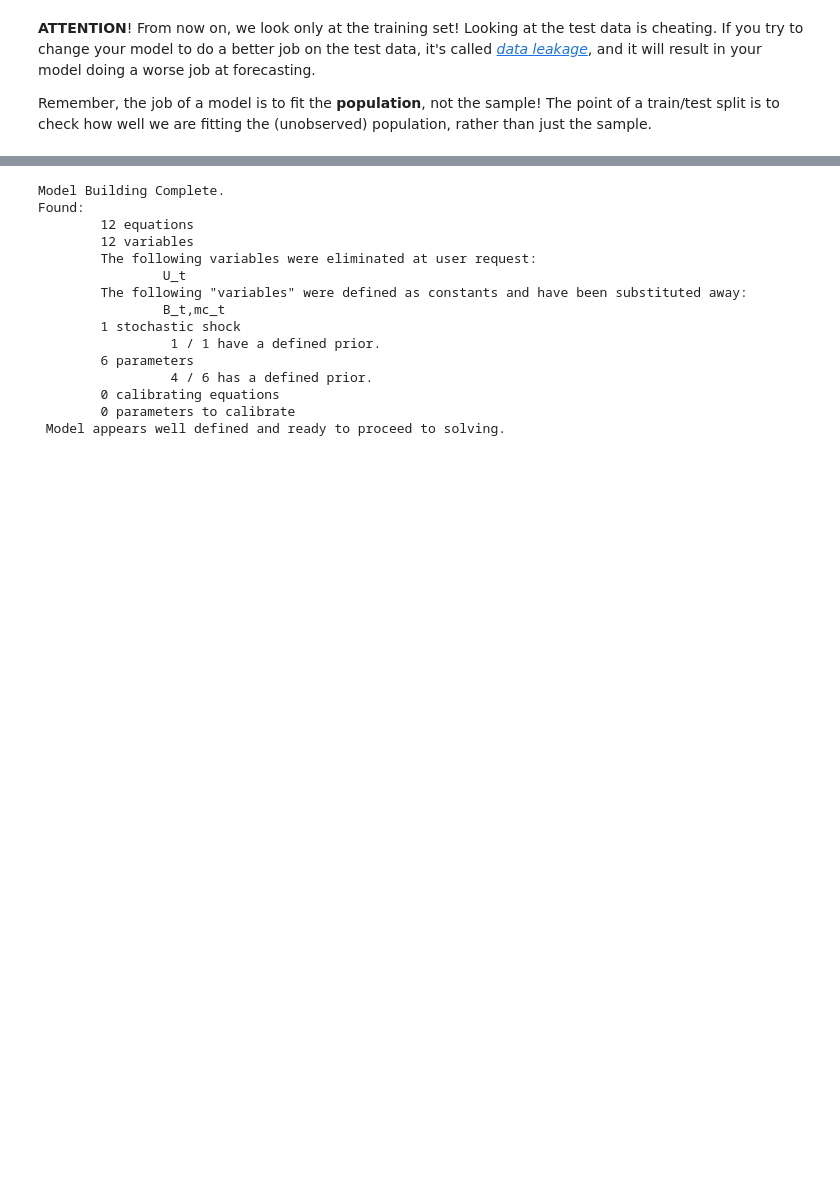
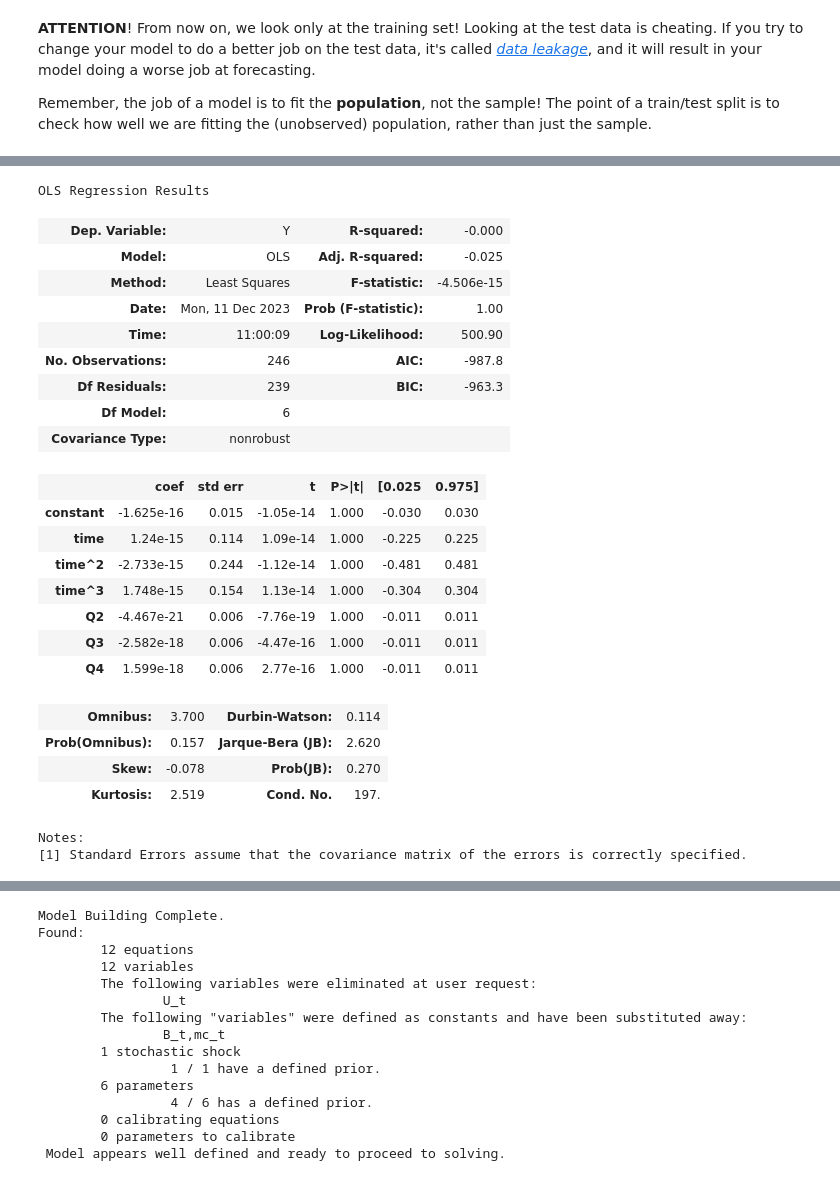
Before and after one commit to jessegrabowski/psme_macro_2023, a Jupyter notebook: Notebooks/TD 10. Project Walkthough.ipynb, the cells around one changed output, grey strips where cells are left out. Cells and saved outputs as stored; diff of their text form; code cells hidden in the pictures; blank space fills up the shorter version.

```diff
--- a/Notebooks/TD 10. Project Walkthough.ipynb
+++ b/Notebooks/TD 10. Project Walkthough.ipynb
@@ -383,0 +451,27 @@ df['Y'].plot()
+# %%
+res.summary()
+# %% [output]
+OLS Regression Results
+| Dep. Variable: | Y | R-squared: | -0.000 |
+| Model: | OLS | Adj. R-squared: | -0.025 |
+| Method: | Least Squares | F-statistic: | -4.506e-15 |
+| Date: | Mon, 11 Dec 2023 | Prob (F-statistic): | 1.00 |
+| Time: | 11:00:09 | Log-Likelihood: | 500.90 |
+| No. Observations: | 246 | AIC: | -987.8 |
+| Df Residuals: | 239 | BIC: | -963.3 |
+| Df Model: | 6 |  |  |
+| Covariance Type: | nonrobust |  |  |
+|  | coef | std err | t | P>|t| | [0.025 | 0.975] |
+| constant | -1.625e-16 | 0.015 | -1.05e-14 | 1.000 | -0.030 | 0.030 |
+| time | 1.24e-15 | 0.114 | 1.09e-14 | 1.000 | -0.225 | 0.225 |
+| time^2 | -2.733e-15 | 0.244 | -1.12e-14 | 1.000 | -0.481 | 0.481 |
+| time^3 | 1.748e-15 | 0.154 | 1.13e-14 | 1.000 | -0.304 | 0.304 |
+| Q2 | -4.467e-21 | 0.006 | -7.76e-19 | 1.000 | -0.011 | 0.011 |
+| Q3 | -2.582e-18 | 0.006 | -4.47e-16 | 1.000 | -0.011 | 0.011 |
+| Q4 | 1.599e-18 | 0.006 | 2.77e-16 | 1.000 | -0.011 | 0.011 |
+| Omnibus: | 3.700 | Durbin-Watson: | 0.114 |
+| Prob(Omnibus): | 0.157 | Jarque-Bera (JB): | 2.620 |
+| Skew: | -0.078 | Prob(JB): | 0.270 |
+| Kurtosis: | 2.519 | Cond. No. | 197. |
+Notes:
+[1] Standard Errors assume that the covariance matrix of the errors is correctly specified.
```
Also changed, not shown: parts of 12 cells of this notebook.
